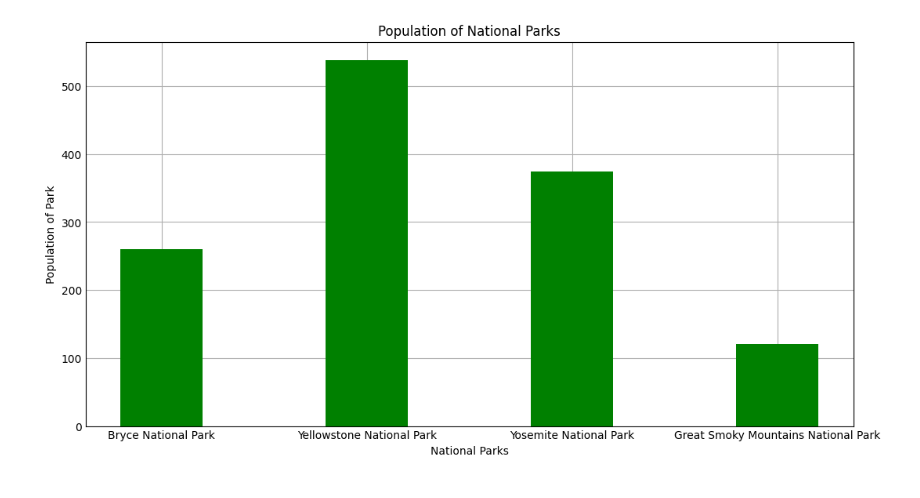
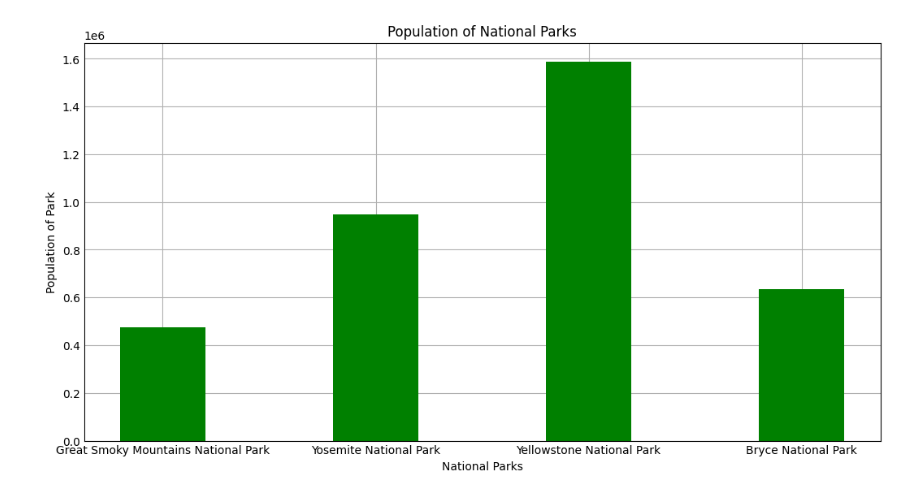
Before and after one commit to iporchet/Biodiversity-Analysis, a Jupyter notebook: biodiversity.ipynb, the cells around one changed output. Drawn from its saved outputs; the diff is of its cells as text; code cells hidden in the pictures.

Commit message:
Implementation of pandas dataframes for graphs

```diff
--- a/biodiversity.ipynb
+++ b/biodiversity.ipynb
@@ -90,0 +5,12 @@ KeyboardInterrupt:
+# %%
+#TODO: Find a better way to parse csv files with pandas
+list_of_animals = []
+
+observations_df = pd.read_csv('observations.csv', keep_default_na=False, na_values=[""])
+info_df = pd.read_csv('species_info.csv', keep_default_na=False, na_values=[""])
+
+for col in info_df:
+    print(info_df[col].unique())
+
+inner_merge_df = pd.merge(left=observations_df, right=info_df, left_on='scientific_name', right_on='scientific_name')
+inner_merge_df
@@ -91,30 +41,23 @@ KeyboardInterrupt:
 # %%
-# 1) Conservation_Status by category
-parks_and_pops = {}
+# Populations of parks
+park_pops = {'Great Smoky Mountains National Park':0, 'Yosemite National Park':0, 'Yellowstone National Park':0, 'Bryce National Park':0}
 
-#gets parks populations and adds them to the dictionary
-for animal in list_of_animals:
-    if animal.park_name not in parks_and_pops.keys() and animal.park_name != '' :
-        parks_and_pops[animal.park_name] = int(animal.observations)
-
-
-    if animal.park_name in parks_and_pops.keys() and animal.park_name != '':
-        parks_and_pops[animal.park_name] += int(animal.observations)
-
+for index, row in inner_merge_df.iterrows():
+    park_pops[row[1]] += row[2]
 
 #for creating bar graph
 plt.style.use('_mpl-gallery')
-x = parks_and_pops.keys()
-y = parks_and_pops.values()
+x = park_pops.keys()
+y = park_pops.values()
 
 fig = plt.figure(figsize = (10, 5))
 
 # creating the bar plot
 plt.bar(x, y, color ='green',width = 0.4)
 
 plt.xlabel("National Parks")
 plt.ylabel("Population of Park")
 plt.title("Population of National Parks")
 plt.show()
 # %% [output]
-[figure, old version]
+[figure, new version]
```
Also changed, not shown: parts of 6 cells of this notebook, 1 other file.
